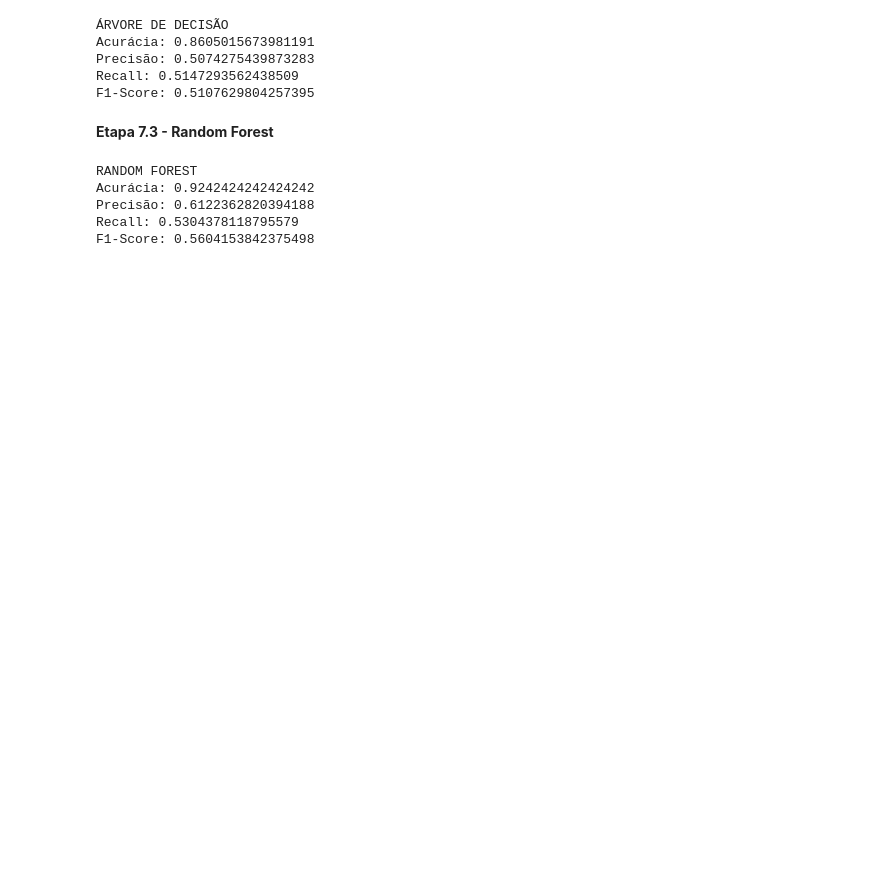
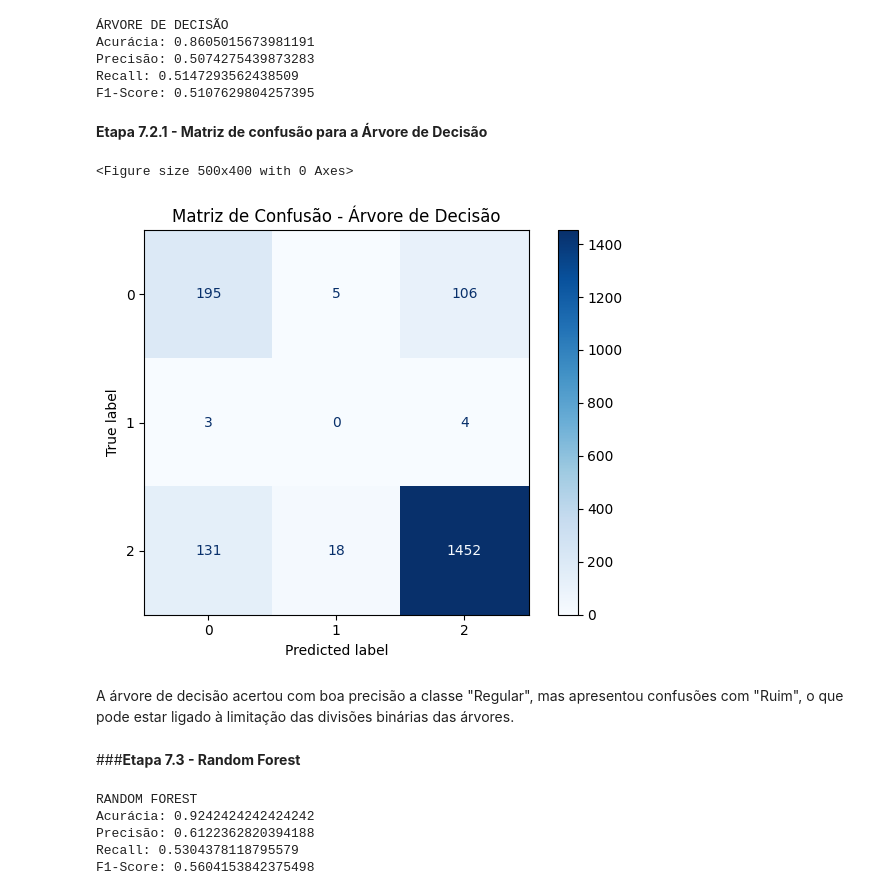
Before and after one commit to vitao-bolado/Trabalho2_AnaliseDados, a Jupyter notebook: Trabalho2_AnaliseDados_VitorFaustinoTirabassi.ipynb, the cells around one changed output. Saved outputs shown, nothing was run; the diff lists cells and outputs as text; code cells hidden in the pictures; blank space fills up the shorter version.

```diff
--- a/Trabalho2_AnaliseDados_VitorFaustinoTirabassi.ipynb
+++ b/Trabalho2_AnaliseDados_VitorFaustinoTirabassi.ipynb
@@ -287,8 +348,27 @@ Acurácia: 0.8605015673981191
 Precisão: 0.5074275439873283
 Recall: 0.5147293562438509
 F1-Score: 0.5107629804257395
+# %% [markdown]
+**Etapa 7.2.1 - Matriz de confusão para a Árvore de Decisão**
+# %%
+  modelos_class = {
+    'Árvore de Decisão': tree_model,
+}
+
+for nome, modelo in modelos_class.items():
+    plt.figure(figsize=(5, 4))
+    ConfusionMatrixDisplay.from_estimator(modelo, Xc_test, yc_test, cmap='Blues')
+    plt.title(f'Matriz de Confusão - {nome}')
+    plt.grid(False)
+    plt.tight_layout()
+    plt.show()
+# %% [output]
+<Figure size 500x400 with 0 Axes>
+[figure, added]
+# %% [markdown]
+A árvore de decisão acertou com boa precisão a classe "Regular", mas apresentou confusões com "Ruim", o que pode estar ligado à limitação das divisões binárias das árvores.
 # %% [markdown]
-**Etapa 7.3 - Random Forest**
+###**Etapa 7.3 - Random Forest**
 # %%
 print("\nRANDOM FOREST")
 rf_model = RandomForestClassifier(n_estimators=100, random_state=42)
```
Also changed, not shown: parts of 52 cells of this notebook.
